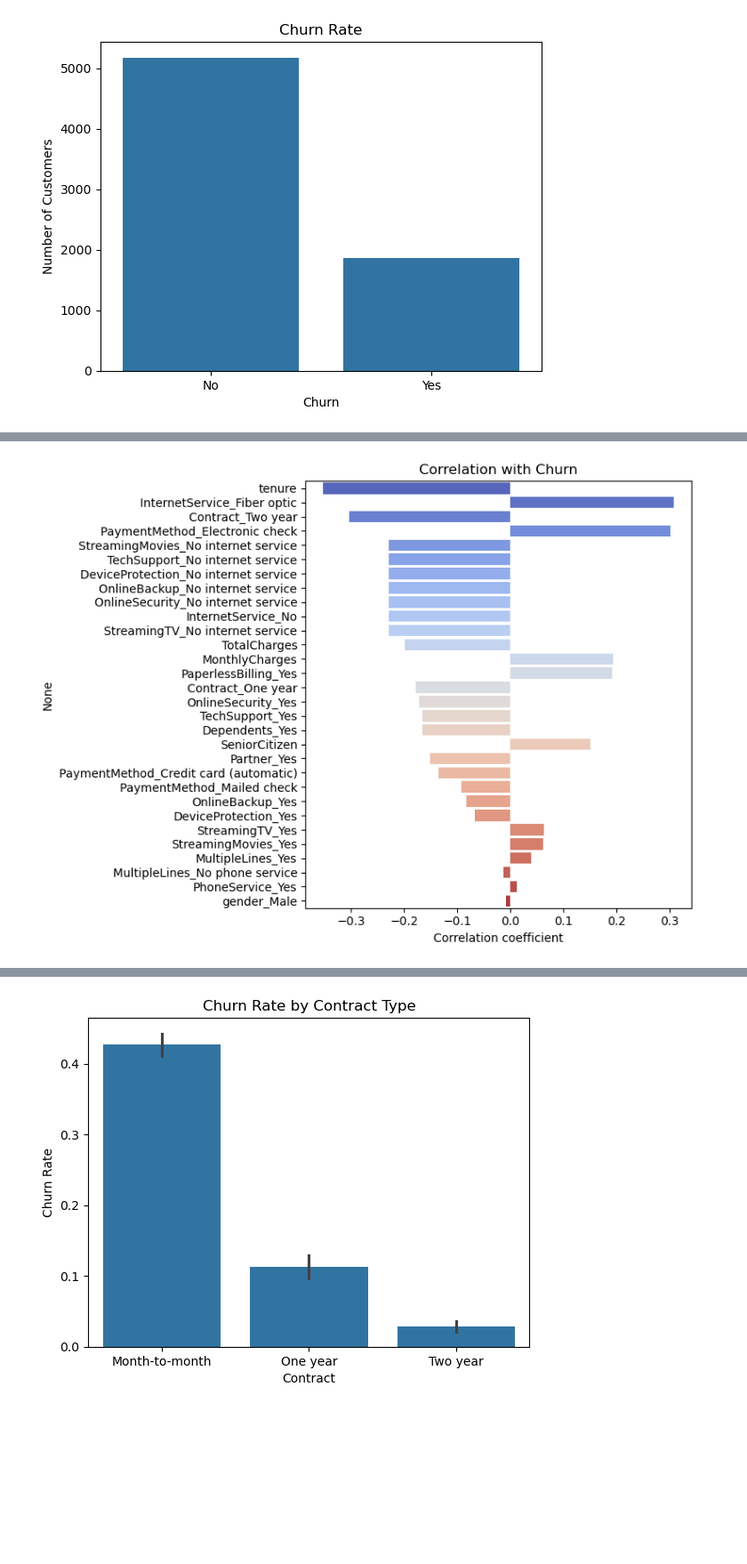
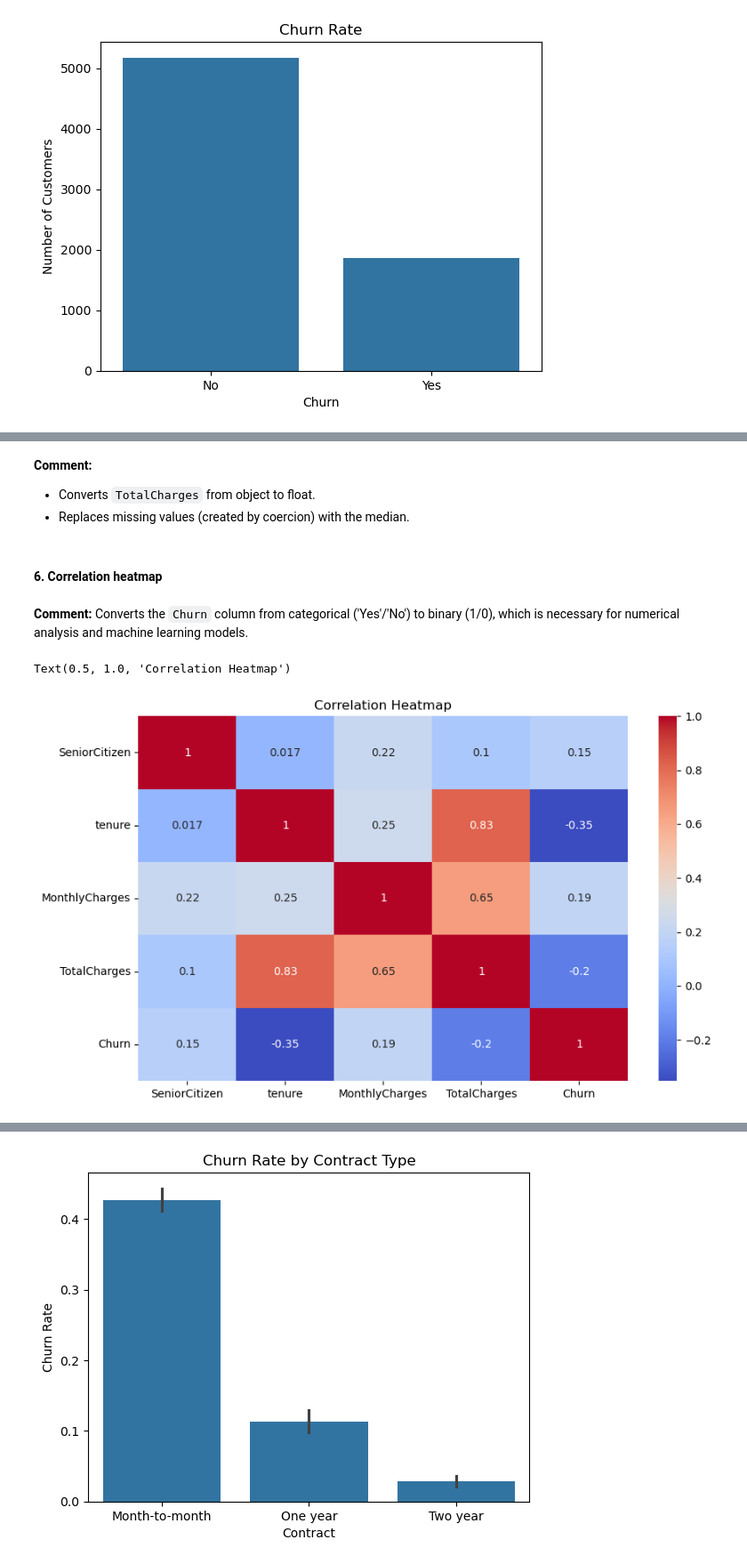
Before and after one commit to wiederstrom/customer-churn-prediction, a Jupyter notebook: notebooks/01_exploration.ipynb, the cells around one changed output, grey strips where cells are left out. Shown at 89% size. Cells and saved outputs as stored; diff of their text form; code cells hidden in the pictures; blank space fills up the shorter version.

```diff
--- a/notebooks/01_exploration.ipynb
+++ b/notebooks/01_exploration.ipynb
@@ -99,18 +122,7 @@ X, y = feature_engineering(df)
-# %%
-X["Churn"] = y
-churn_corr = X.corr()['Churn'].drop('Churn').sort_values(key=abs, ascending=False)
-
-plt.figure(figsize=(8, 6))
-sns.barplot(
-    x=churn_corr.values,
-    y=churn_corr.index,
-    hue=churn_corr.index,
-    palette="coolwarm",
-    legend=False
-)
-plt.title("Correlation with Churn")
-plt.xlabel("Correlation coefficient")
-plt.tight_layout()
-plt.show()
-# %% [output]
-[figure, removed]
+# %% [markdown]
+**Comment:**
+
+- Converts `TotalCharges` from object to float.
+- Replaces missing values (created by coercion) with the median.
+# %% [markdown]
+#### 6. **Correlation heatmap**
@@ -116,0 +131,10 @@ plt.show()
+# %% [markdown]
+**Comment:** Converts the `Churn` column from categorical ('Yes'/'No') to binary (1/0), which is necessary for numerical analysis and machine learning models.
+# %%
+corr = df.corr(numeric_only=True)
+plt.figure(figsize=(10, 6))
+sns.heatmap(corr, annot=True, cmap='coolwarm')
+plt.title("Correlation Heatmap")
+# %% [output]
+Text(0.5, 1.0, 'Correlation Heatmap')
+[figure, added]
```
Also changed, not shown: parts of 30 cells of this notebook, 8 other files.
